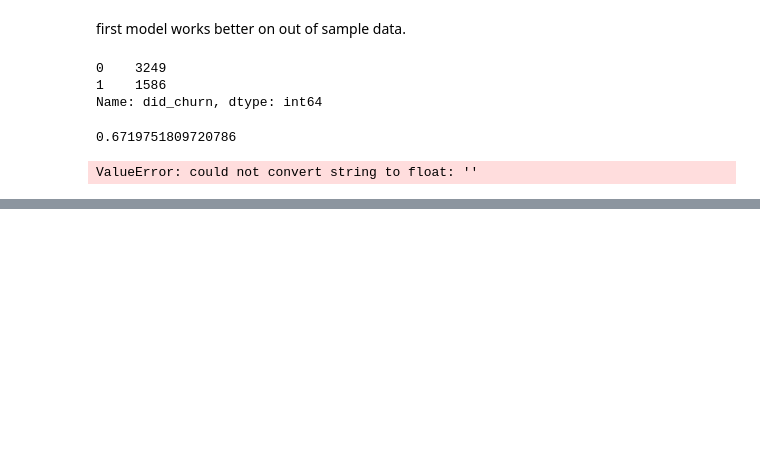
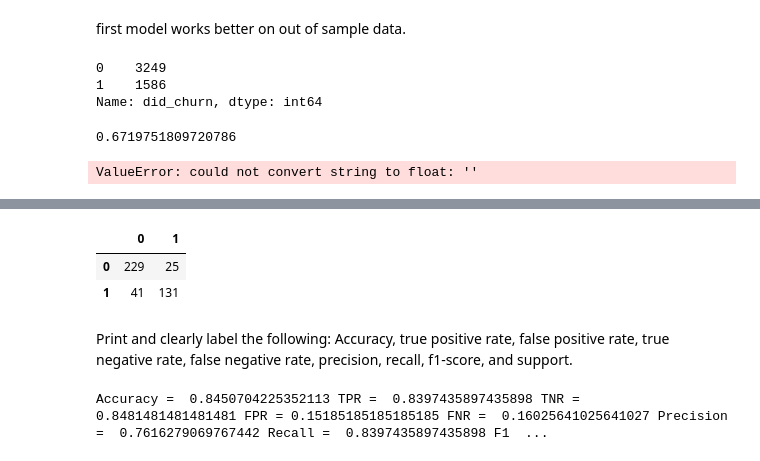
Before and after one commit to Zachary-Stufflebeme/Classification-exercises-MIRZ, a Jupyter notebook: model.ipynb, the cells around one changed output, grey strips where cells are left out. Saved outputs shown, nothing was run; the diff lists cells and outputs as text; code cells hidden in the pictures; blank space fills up the shorter version.

```diff
--- a/model.ipynb
+++ b/model.ipynb
@@ -239,0 +314,8 @@ telco
+# %%
+x = 20
+for i in range (1,21,2):
+    RF = RandomForestClassifier(min_samples_leaf = i, max_depth = x )
+    RF.fit(x_train,y_train)
+    preds = RF.predict(x_validate)
+    print('min_sample = ',i,'max_depth = ', x, classification_report(y_validate,preds))
+    x = x - 2
@@ -239,0 +346,4 @@ telco
+# %%
+KNN = KNeighborsClassifier(n_neighbors = 3)
+# %%
+KNN.fit(x_train,y_train)
@@ -239,0 +352,2 @@ telco
+# %%
+preds = KNN.predict(x_train)
@@ -239,0 +371,23 @@ telco
+# %%
+pd.DataFrame(confusion_matrix(y_train,preds))
+# %% [output]
+|  | 0 | 1 |
+| 0 | 229 | 25 |
+| 1 | 41 | 131 |
+# %% [markdown]
+Print and clearly label the following: Accuracy, true positive rate, false positive rate, true negative rate, false negative rate, precision, recall, f1-score, and support.
+# %%
+Accuracy = (229 + 131) / (229 + 131 + 25 + 41)
+TPR = 131 /(131 + 25)
+TNR = 229 / (41 + 229)
+FPR = 41/ (41 + 229)
+FNR = 25 / (25 + 131)
+precision = 131 / (131 + 41)
+recall = 131 / (131 + 25)
+f1 = 131/ 131 + (.5 * (41 + 25))
+support_S = 131
+support_D = 229
+
+print('Accuracy = ', Accuracy , 'TPR = ', TPR , 'TNR = ', TNR , 'FPR =', FPR , 'FNR = ', FNR ,'Precision = ' , precision , 'Recall = ' , recall , 'F1 = ',  f1, 'Survived = ' , support_S , 'Died = ' , support_D )
+# %% [output]
+Accuracy =  0.8450704225352113 TPR =  0.8397435897435898 TNR =  0.8481481481481481 FPR = 0.15185185185185185 FNR =  0.16025641025641027 Precision =  0.7616279069767442 Recall =  0.8397435897435898 F1  ...
```
Also changed, not shown: parts of 40 cells of this notebook.
